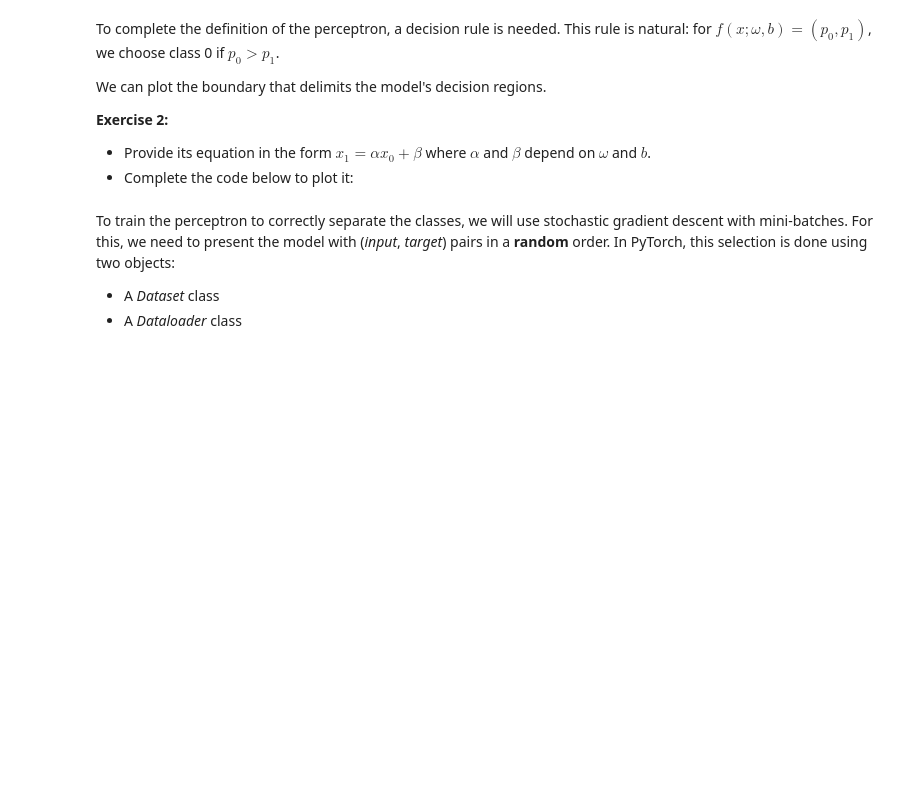
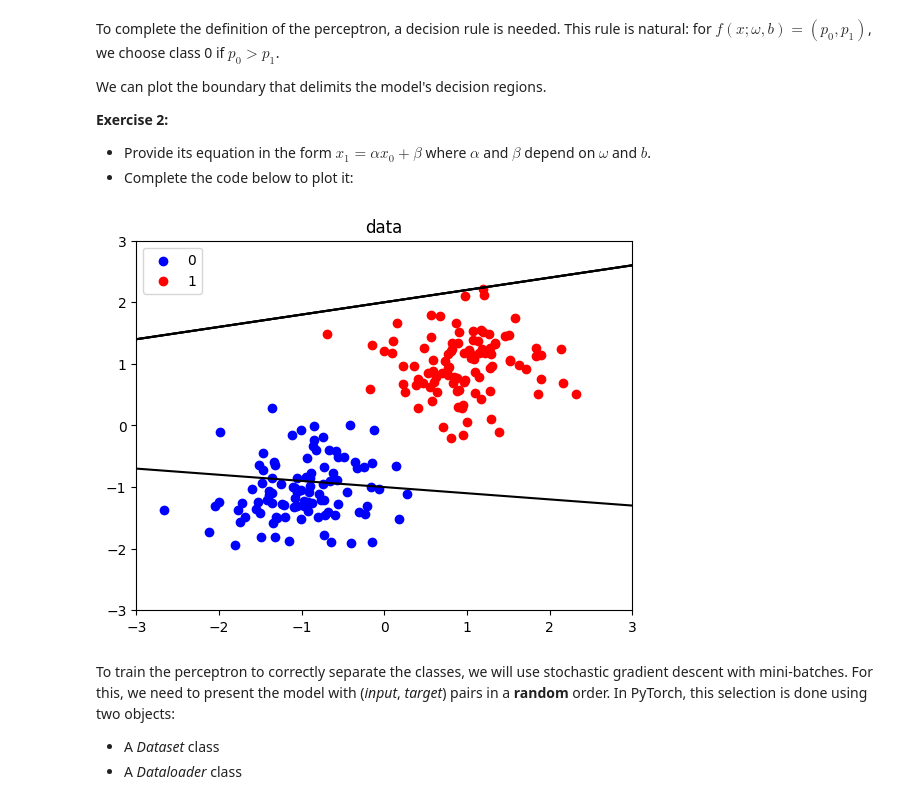
Before and after one commit to YasmineCharifi/ml-student, a Jupyter notebook: Copie_de_TP1_part1.ipynb, the cells around one changed output. Drawn from its saved outputs; the diff is of its cells as text; code cells hidden in the pictures; blank space fills up the shorter version.

```diff
--- a/Copie_de_TP1_part1.ipynb
+++ b/Copie_de_TP1_part1.ipynb
@@ -121,14 +132,16 @@ We can plot the boundary that delimits the model's decision regions.
 # %%
 def traceFrontiere(weights, bias, ax, interval=[-10, 10], color='black'):
     x0 = np.arange(interval[0], interval[1], 0.01)
-    # x1 = ...
-    # YOUR CODE HERE
-    raise NotImplementedError()
+    # 1/2 = A(x0*w0+x1*w1+b) => 0 = x0*w0+x1*w1+b
+    x1 = -(weights[0]/weights[1])*x0 -(bias/weights[1])
+
     ax.plot(x0, x1, color=color)
 
 traceFrontiere(weights.numpy(), bias.numpy(), ax)
 
 fig
+# %% [output]
+[figure, added]
 # %% [markdown]
 To train the perceptron to correctly separate the classes, we will use stochastic gradient descent with mini-batches. For this, we need to present the model with (*input*, *target*) pairs in a **random** order. In PyTorch, this selection is done using two objects:
 - A *Dataset* class
```
Also changed, not shown: parts of 8 cells of this notebook.
